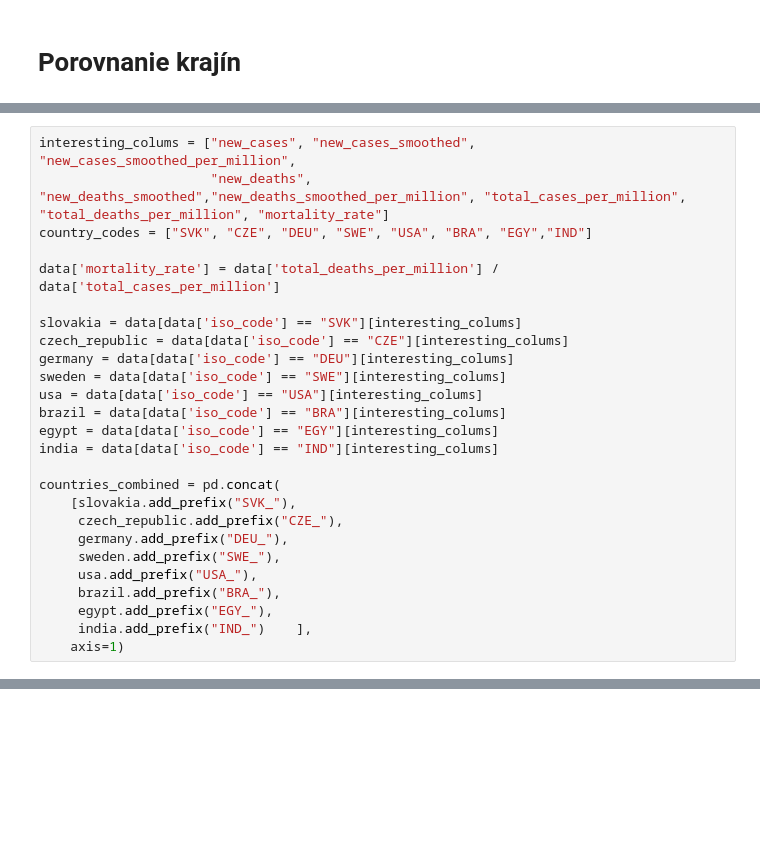
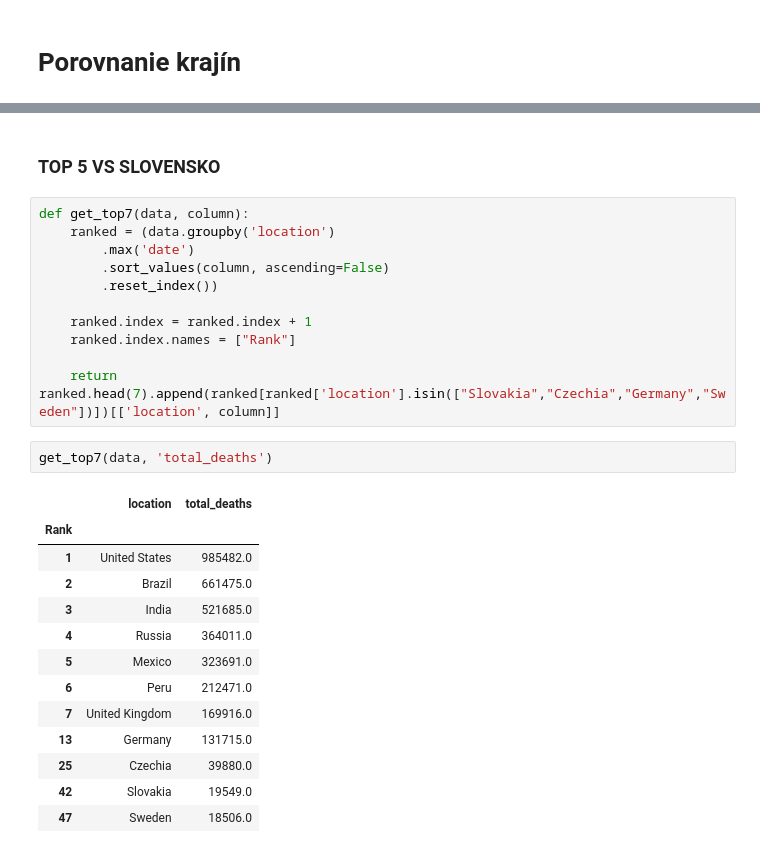
Before and after one commit to eduardgruy/dp-covid-analyza, a Jupyter notebook: 3_1_slovakia_vs_others.ipynb, the cells around one changed output, grey strips where cells are left out. Saved outputs shown, nothing was run; the diff lists cells and outputs as text; blank space fills up the shorter version.

```diff
--- a/3_1_slovakia_vs_others.ipynb
+++ b/3_1_slovakia_vs_others.ipynb
@@ -85,26 +73,0 @@ data[data['iso_code'] == "DEU"].head(10)
-# %%
-interesting_colums = ["new_cases", "new_cases_smoothed", "new_cases_smoothed_per_million",
-                      "new_deaths", "new_deaths_smoothed","new_deaths_smoothed_per_million", "total_cases_per_million", "total_deaths_per_million", "mortality_rate"]
-country_codes = ["SVK", "CZE", "DEU", "SWE", "USA", "BRA", "EGY","IND"]
-
-data['mortality_rate'] = data['total_deaths_per_million'] / data['total_cases_per_million']
-
-slovakia = data[data['iso_code'] == "SVK"][interesting_colums]
-czech_republic = data[data['iso_code'] == "CZE"][interesting_colums]
-germany = data[data['iso_code'] == "DEU"][interesting_colums]
-sweden = data[data['iso_code'] == "SWE"][interesting_colums]
-usa = data[data['iso_code'] == "USA"][interesting_colums]
-brazil = data[data['iso_code'] == "BRA"][interesting_colums]
-egypt = data[data['iso_code'] == "EGY"][interesting_colums]
-india = data[data['iso_code'] == "IND"][interesting_colums]
-
-countries_combined = pd.concat(
-    [slovakia.add_prefix("SVK_"),
-     czech_republic.add_prefix("CZE_"),
-     germany.add_prefix("DEU_"),
-     sweden.add_prefix("SWE_"),
-     usa.add_prefix("USA_"),
-     brazil.add_prefix("BRA_"),
-     egypt.add_prefix("EGY_"),
-     india.add_prefix("IND_")    ],
-    axis=1)
@@ -170,0 +74,29 @@ countries_combined[[ code + "_mortality_rate" for code in country_codes]].plot_b
+# %% [markdown]
+### TOP 5 VS SLOVENSKO
+# %%
+def get_top7(data, column):
+    ranked = (data.groupby('location')
+        .max('date')
+        .sort_values(column, ascending=False)
+        .reset_index())
+
+    ranked.index = ranked.index + 1
+    ranked.index.names = ["Rank"]
+
+    return ranked.head(7).append(ranked[ranked['location'].isin(["Slovakia","Czechia","Germany","Sweden"])])[['location', column]]
+# %%
+get_top7(data, 'total_deaths')
+# %% [output]
+|  | location | total_deaths |
+| Rank |  |  |
+| 1 | United States | 985482.0 |
+| 2 | Brazil | 661475.0 |
+| 3 | India | 521685.0 |
+| 4 | Russia | 364011.0 |
+| 5 | Mexico | 323691.0 |
+| 6 | Peru | 212471.0 |
+| 7 | United Kingdom | 169916.0 |
+| 13 | Germany | 131715.0 |
+| 25 | Czechia | 39880.0 |
+| 42 | Slovakia | 19549.0 |
+| 47 | Sweden | 18506.0 |
```
Also changed, not shown: parts of 13 cells of this notebook, 6 other files.
